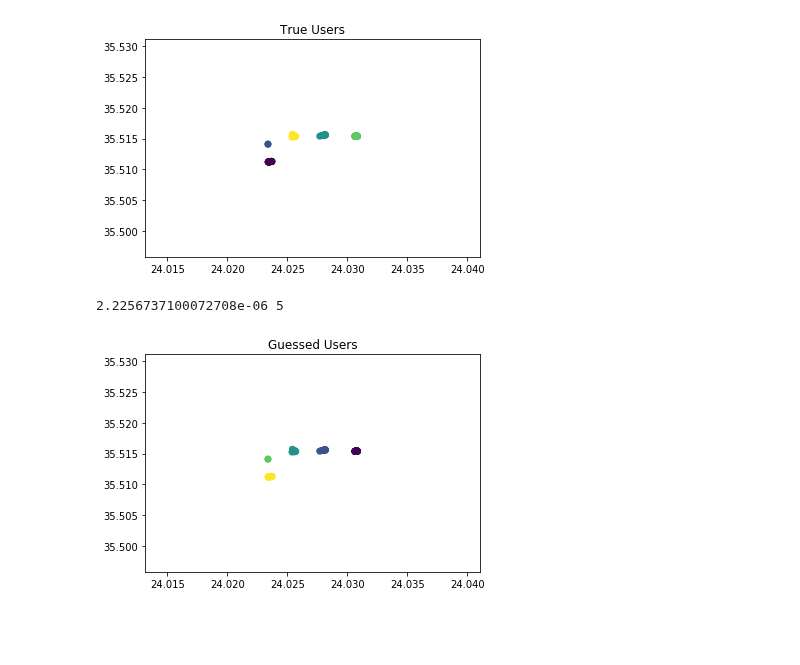
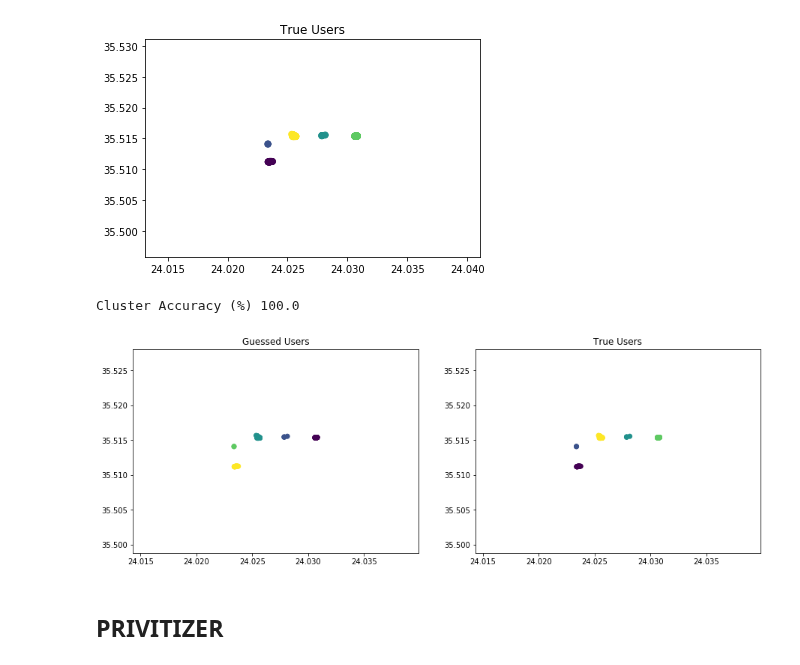
Before and after one commit to lillyclark/privacy-utility, a Jupyter notebook: ChaniaDataset.ipynb, the cells around one changed output. Drawn from its saved outputs; the diff is of its cells as text; code cells hidden in the pictures; blank space fills up the shorter version.

```diff
--- a/ChaniaDataset.ipynb
+++ b/ChaniaDataset.ipynb
@@ -351,6 +353,5 @@ def point_dist(new, old):
 # %%
 n_points = 100
 order = np.argsort(np.random.random(data.shape[0]))
-trueusers = labels[order][:n_points]
-t_data = data[order][:n_points, 2:4]
+t_data = data[order][:n_points, 0:5]
 n_clusters = 5
@@ -381,31 +387,30 @@ def sortbydistfromstart(startpoint, data):
     closeness = np.argsort(dist_from_start)
     return data[closeness], dist_from_start[closeness]
 # %%
-def cluster(mindist, maxdist, data, num_users):
+def cluster(data, num_users):
+    mindist = 0
+    _, distarr = sortbydistfromstart(data[0], data)
+    maxdist = distarr[-1]
     n_iter = 0
-    fig, ax = plt.subplots()
+    fig, ax = plt.subplots(1, 2, figsize=(15, 5))
+
     while n_iter < 50:
         n_iter += 1
         epsilon = (mindist+maxdist)/2
         num_clusters, plotdata, plotlabels = findlabels(ax, 0, data, epsilon, None, None)
         if num_clusters == num_users:
-            print(epsilon, num_clusters)
-            ax.scatter(plotdata[:,1], plotdata[:,0], c=plotlabels)
-            ax.set_title("Guessed Users")
-            return
-#             return plotdata, plotlabels
+#             print(epsilon, num_clusters)
+            ax[0].scatter(plotdata[:,4], plotdata[:,3], c=plotlabels)
+            ax[0].set_title("Guessed Users")
+            ax[1].scatter(plotdata[:,4], plotdata[:,3], c=plotdata[:,0])
+            ax[1].set_title("True Users")
+            return plotlabels, plotdata[:,0]
         elif num_clusters < num_users:
             maxdist = epsilon
         else:
             mindist = epsilon
-    print(epsilon, num_clusters)
+
+#     print(epsilon, num_clusters)
     ax.scatter(plotdata[:,1], plotdata[:,0], c=plotlabels)
     ax.set_title("Guessed Users")
-    return
-#     return plotdata, plotlabels
+    return plotlabels, plotdata[:,0]
-# %%
-_, d = sortbydistfromstart(t_data[0], t_data)
-cluster(0, d[-1], t_data, 5)
-# %% [output]
-2.2256737100072708e-06 5
-[figure, removed]
@@ -411,0 +419,21 @@ cluster(0, d[-1], t_data, 5)
+# %%
+def cluster_accuracy(clusterlabels, truelabels):
+    a, ix = np.unique(truelabels, return_inverse=True)
+    accuracy = []
+    for p in permutations(a):
+        p = np.array(p)
+        acc = np.count_nonzero(np.equal(clusterlabels, p[ix]))/len(clusterlabels)
+        if acc == 1.0:
+            return acc*100
+        accuracy.append(acc)
+    accuracy = np.array(accuracy)
+    return np.max(accuracy)*100
+# %%
+clusterlabels, truelabels = cluster(t_data, 5)
+cluster_accuracy(clusterlabels, truelabels)
+print("Cluster Accuracy (%)", cluster_accuracy(clusterlabels, truelabels))
+# %% [output]
+Cluster Accuracy (%) 100.0
+[figure, added]
+# %% [markdown]
+## PRIVITIZER
```
Also changed, not shown: parts of 24 cells of this notebook, 1 other file.
